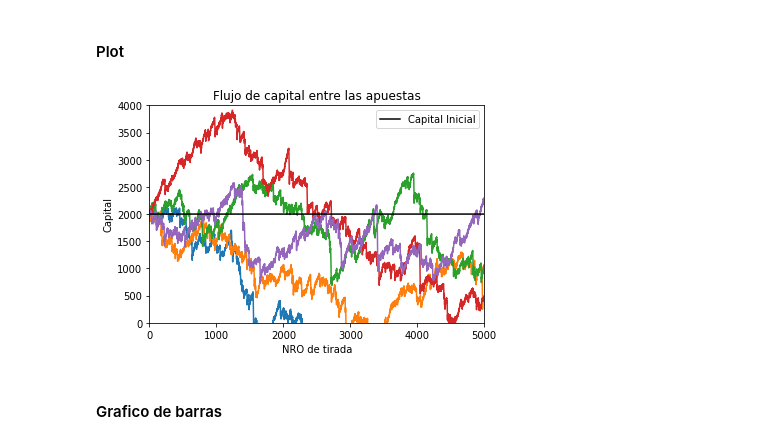
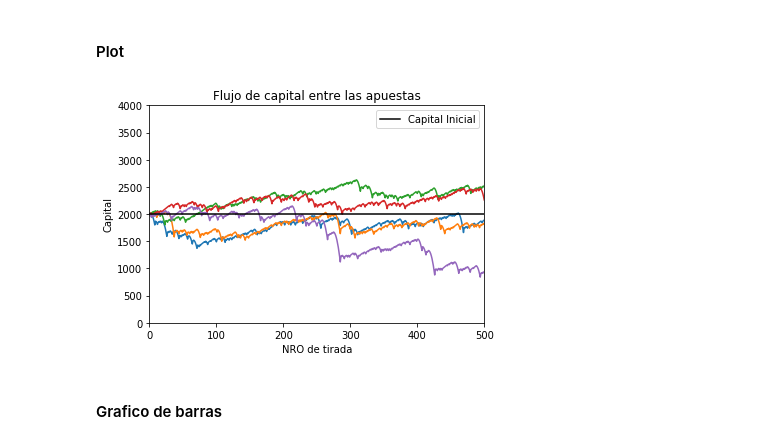
Before and after one commit to alejaz92/facultad, a Jupyter notebook: TP1.2 - Ruleta.ipynb, the cells around one changed output. Saved outputs shown, nothing was run; the diff lists cells and outputs as text; code cells hidden in the pictures.

```diff
--- a/TP1.2 - Ruleta.ipynb
+++ b/TP1.2 - Ruleta.ipynb
@@ -132,7 +132,7 @@ def apuesta(val_ap):
 # %% [markdown]
 #### Plot
 # %%
-tm = 5000           # tiradas maximas
+tm = 500           # tiradas maximas
 ex = 5             #nro de experimentos
 ap_min = 10         # apuesta minima
 cap_in = 2000        # capital inicial
@@ -229,7 +229,7 @@ plt.show()
 # %% [markdown]
 #### Plot
 # %%
-tm = 5000            # tiradas maximas
+tm = 500            # tiradas maximas
 ex = 5             #nro de experimentos
 ap_min = 10         # apuesta minima
 cap_in = 2000         # capital inicial
@@ -324,7 +324,7 @@ plt.show()
 # %% [markdown]
 #### Plot
 # %%
-tm = 5000           # tiradas maximas
+tm = 500           # tiradas maximas
 ex = 5             #nro de experimentos
 ap_min = 10         # apuesta minima
 cap_in = 2000       # capital inicial
@@ -421,7 +421,7 @@ plt.show()
 # %% [markdown]
 #### Plot
 # %%
-tm = 5000            # tiradas maximas
+tm = 500            # tiradas maximas
 ex = 5             #nro de experimentos
 ap_min = 10         # apuesta minima
 cap_in = 2000         # capital inicial
@@ -438,34 +438,34 @@ for i in range(ex):
     for i in range(1, tm + 1):
         ap_ganada = apuesta(val_ap)
         if ap_ganada == False:
             cap -= din_apues
             din_apues +=  ap_min
         else:
             if isinstance(val_ap, str) == True:
                 if val_ap == "third_1" or val_ap == "third_2" or val_ap == "third_3":
                     cap += 2 * din_apues
                 else:
                     cap += din_apues
             if isinstance(val_ap, int) == True:
                 cap += 35 * din_apues
             din_apues = ap_min
         arr_cap.append(cap)
     plt.plot(arr_cap)
 
 
 for i in range(1, tm + 1):
     arr_cap_in.append(cap_in)
 plt.plot(arr_cap_in, color= "black", label= "Capital Inicial")
 
 
 plt.title("Flujo de capital entre las apuestas")
 plt.axis([0, tm, cap_in - 2000, cap_in + 2000])
 plt.xlabel("NRO de tirada")
 plt.ylabel("Capital")
 plt.legend(loc= "left")
 plt.show()
 # %% [output]
-[figure, old version]
+[figure, new version]
 # %% [markdown]
 #### Grafico de barras
 # %%
```
Also changed, not shown: parts of 8 cells of this notebook, 1 other file.
